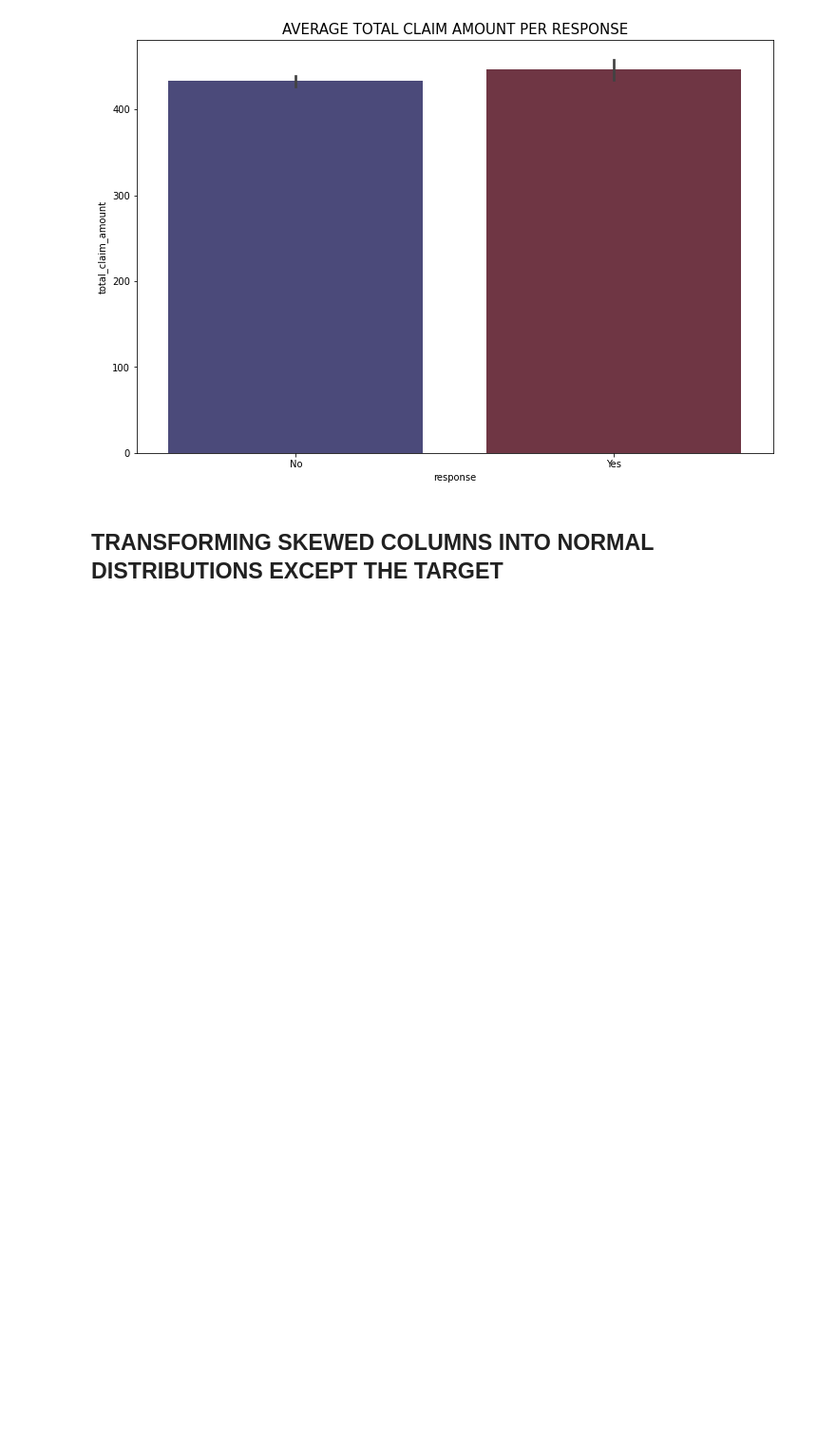
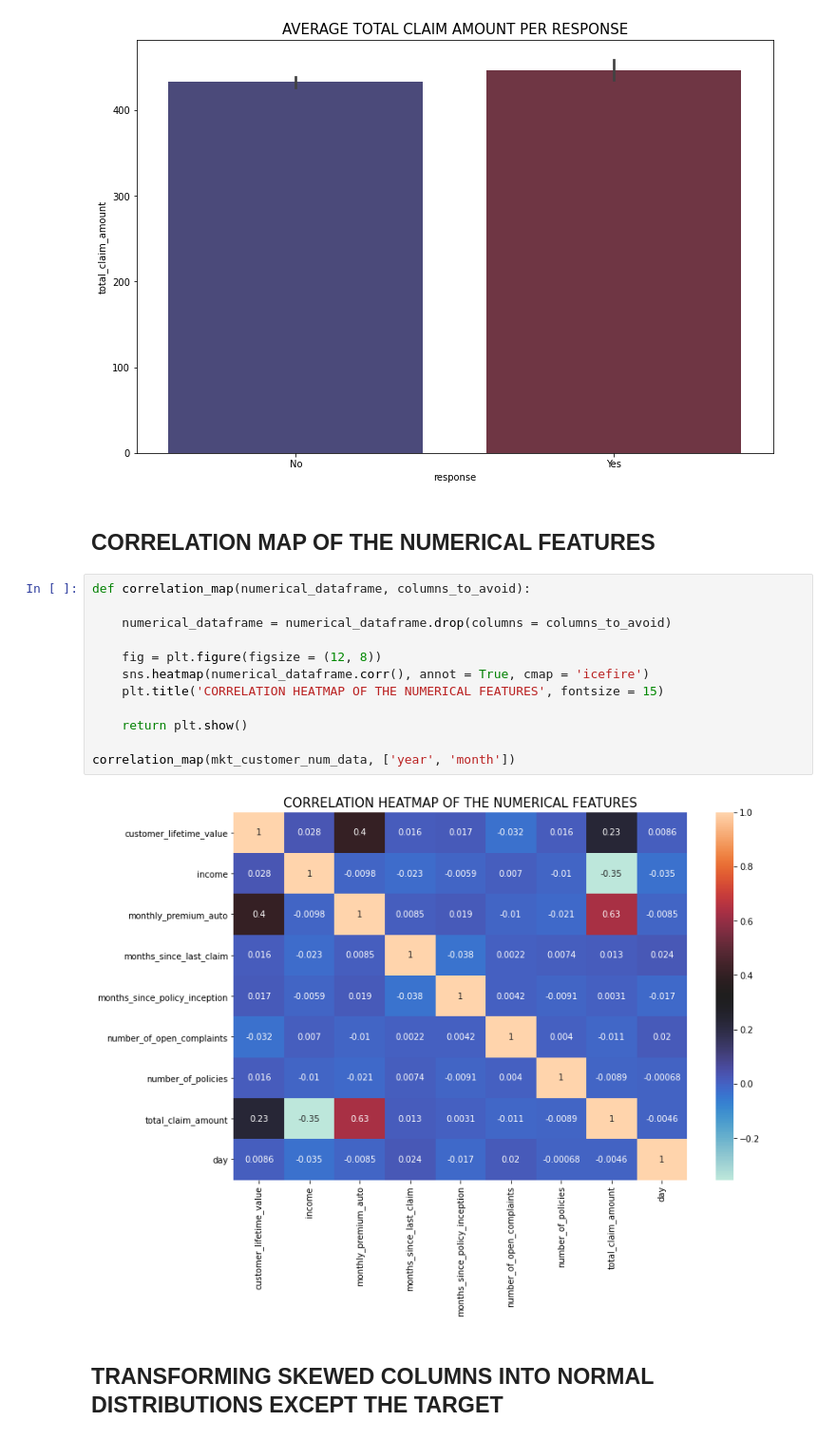
Before and after one commit to sergioaisolutions/lab-customer-analysis-final-round, a Jupyter notebook: solution.ipynb, the cells around one changed output. Shown at 95% size. Drawn from its saved outputs; the diff is of its cells as text; blank space fills up the shorter version.

Commit message:
correlation heatmap - feature selection

```diff
--- a/solution.ipynb
+++ b/solution.ipynb
@@ -208,6 +209,22 @@ claim_amount_per_response(mkt_customer_num_data, mkt_customer_cat_data, 'total_c
 # %% [output]
 [figure]
 [figure]
+# %% [markdown]
+<h2>CORRELATION MAP OF THE NUMERICAL FEATURES</h2>
+# %%
+def correlation_map(numerical_dataframe, columns_to_avoid):
+
+    numerical_dataframe = numerical_dataframe.drop(columns = columns_to_avoid)
+
+    fig = plt.figure(figsize = (12, 8))
+    sns.heatmap(numerical_dataframe.corr(), annot = True, cmap = 'icefire')
+    plt.title('CORRELATION HEATMAP OF THE NUMERICAL FEATURES', fontsize = 15)
+
+    return plt.show()
+
+correlation_map(mkt_customer_num_data, ['year', 'month'])
+# %% [output]
+[figure, added]
 # %% [markdown]
 <h2>TRANSFORMING SKEWED COLUMNS INTO NORMAL DISTRIBUTIONS EXCEPT THE TARGET</h2>
 # %%
```
Also changed, not shown: parts of 6 cells of this notebook.
